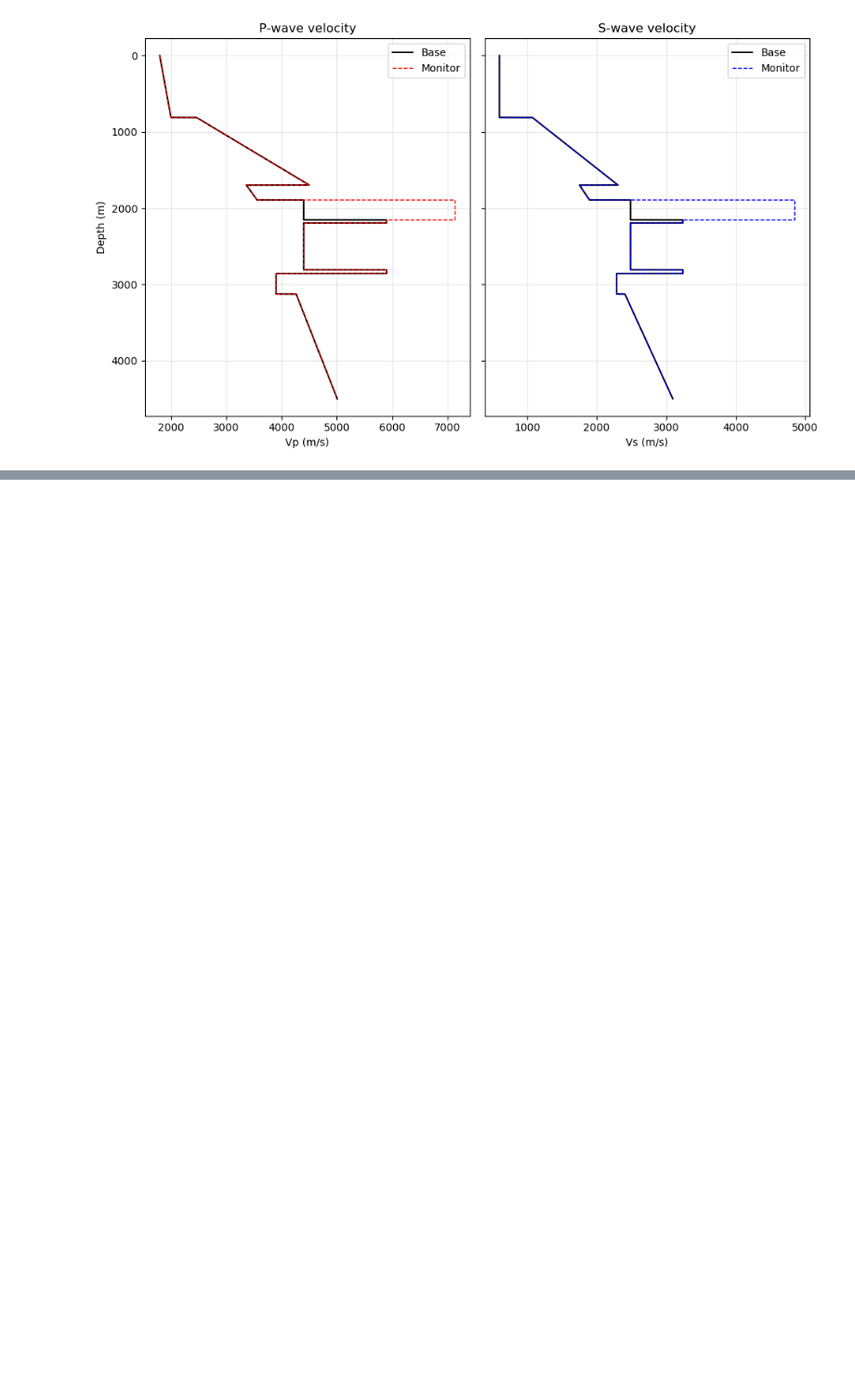
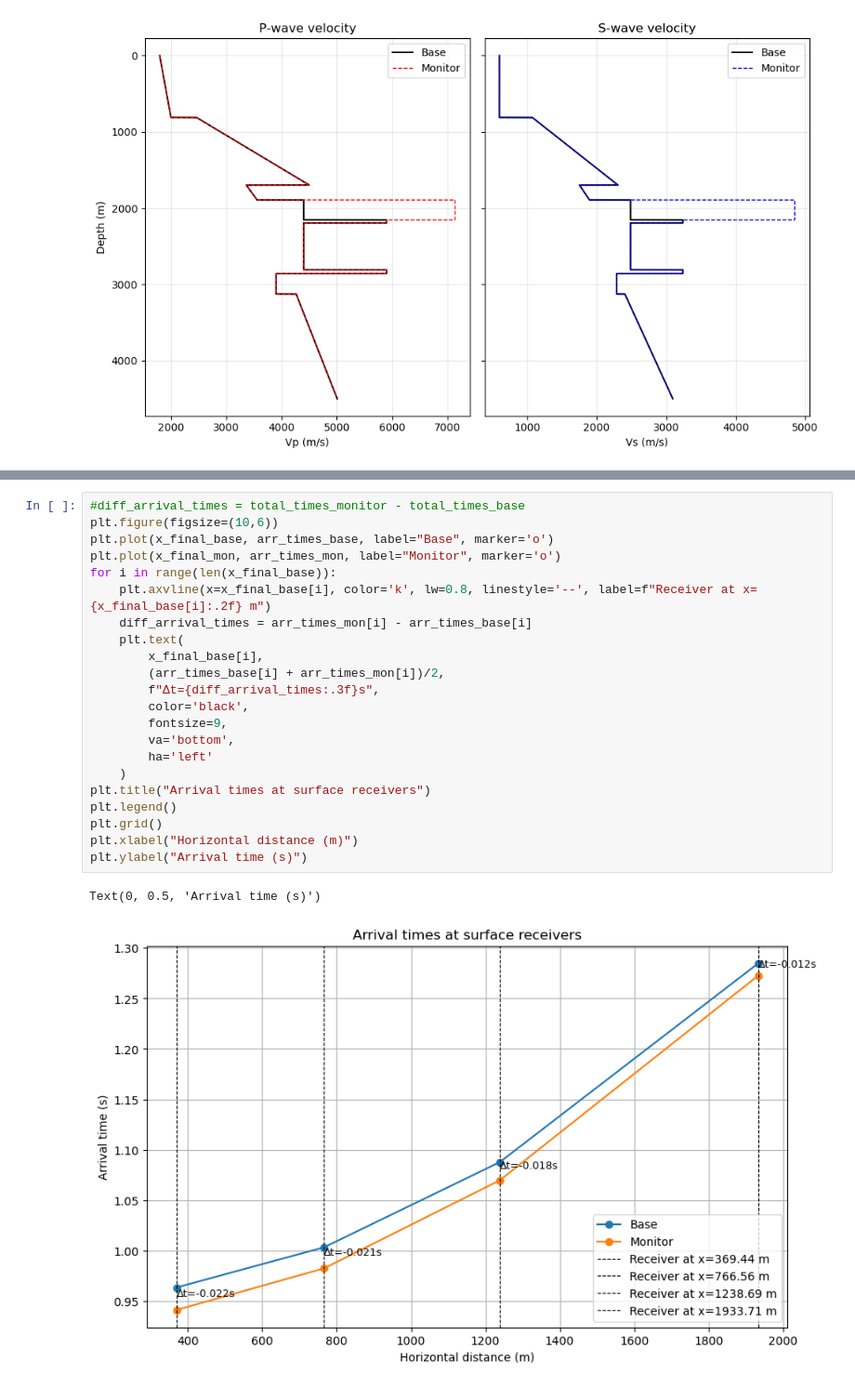
Before and after one commit to GijsvanGrieken/seismicity_groningen, a Jupyter notebook: Workshop_group2_final.ipynb, the cells around one changed output, grey strips where cells are left out. Shown at 93% size. Saved outputs shown, nothing was run; the diff lists cells and outputs as text; blank space fills up the shorter version.

```diff
--- a/Workshop_group2_final.ipynb
+++ b/Workshop_group2_final.ipynb
@@ -716,0 +803,25 @@ plt.show()
+# %%
+#diff_arrival_times = total_times_monitor - total_times_base
+plt.figure(figsize=(10,6))
+plt.plot(x_final_base, arr_times_base, label="Base", marker='o')
+plt.plot(x_final_mon, arr_times_mon, label="Monitor", marker='o')
+for i in range(len(x_final_base)):
+    plt.axvline(x=x_final_base[i], color='k', lw=0.8, linestyle='--', label=f"Receiver at x={x_final_base[i]:.2f} m")
+    diff_arrival_times = arr_times_mon[i] - arr_times_base[i]
+    plt.text(
+        x_final_base[i],
+        (arr_times_base[i] + arr_times_mon[i])/2,
+        f"Δt={diff_arrival_times:.3f}s",
+        color='black',
+        fontsize=9,
+        va='bottom',
+        ha='left'
+    )
+plt.title("Arrival times at surface receivers")
+plt.legend()
+plt.grid()
+plt.xlabel("Horizontal distance (m)")
+plt.ylabel("Arrival time (s)")
+# %% [output]
+Text(0, 0.5, 'Arrival time (s)')
+[figure, added]
```
Also changed, not shown: parts of 7 cells of this notebook.
